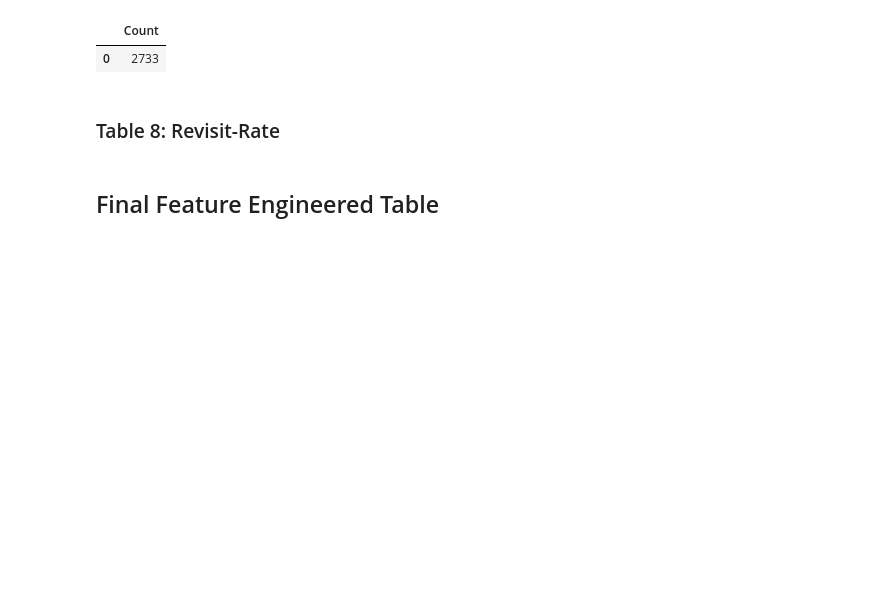
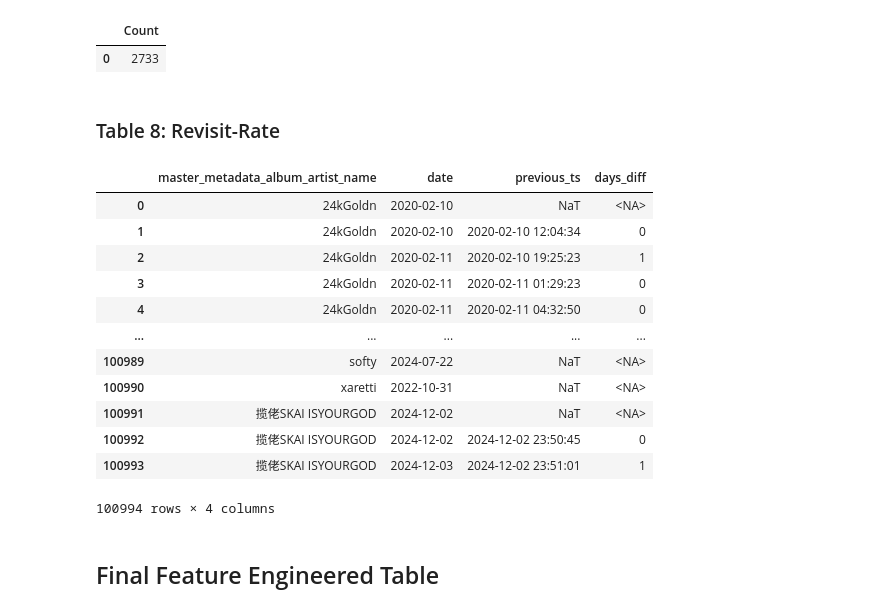
Before and after one commit to Saikeertanagubbala/Concerts4Superfans, a Jupyter notebook: json_cleaning.ipynb, the cells around one changed output. Saved outputs shown, nothing was run; the diff lists cells and outputs as text; code cells hidden in the pictures; blank space fills up the shorter version.

```diff
--- a/json_cleaning.ipynb
+++ b/json_cleaning.ipynb
@@ -201,3 +204,21 @@ conn.execute("CREATE TABLE completion_rate AS SELECT master_metadata_album_artis
+# %%
+conn.execute("SELECT master_metadata_album_artist_name, strftime('%Y-%m-%d', ts) AS date," \
+" LAG (ts, 1) OVER(PARTITION BY master_metadata_album_artist_name ORDER BY ts) AS previous_ts, datediff('day', previous_ts, ts) AS days_diff" \
+" FROM podcast_dropped").df()
+# %% [output]
+|  | master_metadata_album_artist_name | date | previous_ts | days_diff |
+| 0 | 24kGoldn | 2020-02-10 | NaT | <NA> |
+| 1 | 24kGoldn | 2020-02-10 | 2020-02-10 12:04:34 | 0 |
+| 2 | 24kGoldn | 2020-02-11 | 2020-02-10 19:25:23 | 1 |
+| 3 | 24kGoldn | 2020-02-11 | 2020-02-11 01:29:23 | 0 |
+| 4 | 24kGoldn | 2020-02-11 | 2020-02-11 04:32:50 | 0 |
+| ... | ... | ... | ... | ... |
+| 100989 | softy | 2024-07-22 | NaT | <NA> |
+| 100990 | xaretti | 2022-10-31 | NaT | <NA> |
+| 100991 | 揽佬SKAI ISYOURGOD | 2024-12-02 | NaT | <NA> |
+| 100992 | 揽佬SKAI ISYOURGOD | 2024-12-02 | 2024-12-02 23:50:45 | 0 |
+| 100993 | 揽佬SKAI ISYOURGOD | 2024-12-03 | 2024-12-02 23:51:01 | 1 |
+100994 rows × 4 columns
 # %%
 conn.execute("CREATE TABLE revisit_rate AS SELECT sum AS revisit_rate" \
 " FROM podcast_dropped" \
```
Also changed, not shown: parts of 1 cell of this notebook.
